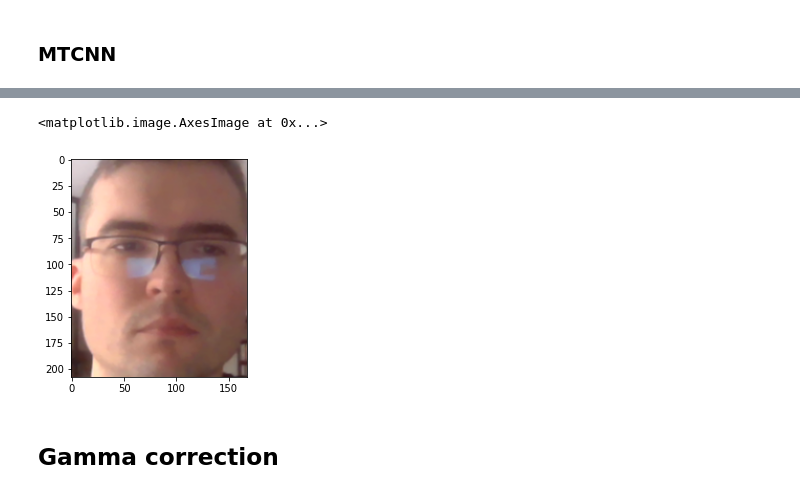
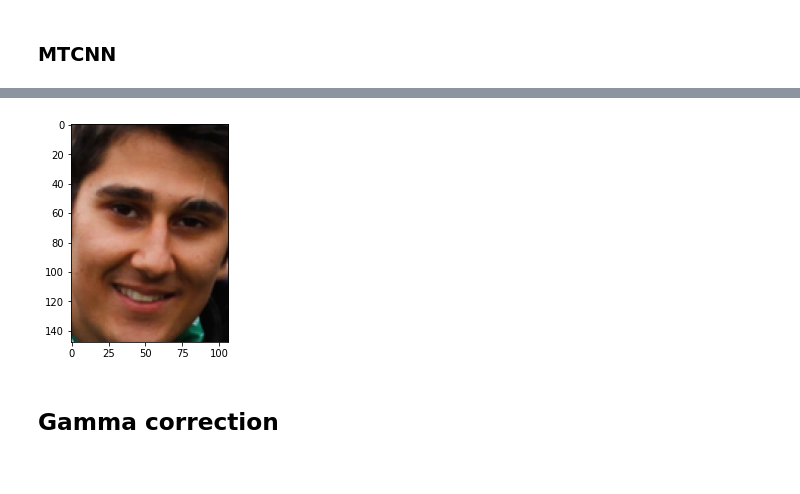
Before and after one commit to Kaastor/road-to-deep-learning, a Jupyter notebook: cnn/face_net/pretrained_face_net_verification.ipynb, the cells around one changed output, grey strips where cells are left out. Drawn from its saved outputs; the diff is of its cells as text; code cells hidden in the pictures.

```diff
--- a/cnn/face_net/pretrained_face_net_verification.ipynb
+++ b/cnn/face_net/pretrained_face_net_verification.ipynb
@@ -397,16 +411,21 @@ def face_net_embeddings(face_photos):
 # %%
-# print(verify(img_to_encoding("./tutorial/images/camera_1.jpg", model), img_to_encoding("./tutorial/images/bertrand.jpg", model))) # OK
+# print(verify(img_to_encoding("/home/przemek/GAT/Zdjęcia-FV/test/photo-test2.png", model), img_to_encoding("/home/przemek/GAT/Zdjęcia-FV/test/photo2.png", model))) # OK
 
-with open('/home/przemek/GAT/Zdjęcia-FV/photo4-base64.txt', 'r') as file:
+with open('/home/przemek/GAT/Zdjęcia-FV/test/photo1.txt', 'r') as file:
     base64_1 = file.read().rstrip()
 
-with open('/home/przemek/GAT/Zdjęcia-FV/photo3-base64.txt', 'r') as file:
+with open('/home/przemek/GAT/Zdjęcia-FV/test/photo-test2.txt', 'r') as file:
     base64_2 = file.read().rstrip()
 
 # Create embeddings
 em = face_net_embeddings([base64_1, base64_2])
 # print(em)
+print(em[0], em[1])
 print(verify(em[0], em[1]))
 
 # Opcja ostatnia: zdekodować base64, zapisać plik i wrzucić w img_to_encoding?
+# dist 0.68205935
+# True
+# dist 0.6579978
+# True
 # %% [output]
@@ -434,7 +468,7 @@ def get_face(img, detector):
 
     return img[y1:y2, x1:x2]
 # %%
-with open('/home/przemek/GAT/Zdjęcia-FV/photo1-lighten2-base64.txt', 'r') as file:
+with open('/home/przemek/GAT/Zdjęcia-FV/triplet-base.txt', 'r') as file:
     img_str = file.read().rstrip()
 
 img_str = remove_prefix(img_str, 'embedded-picture')
@@ -448,5 +482,4 @@ WARNING:tensorflow:5 out of the last 11 calls to <function Model.make_predict_fu
-<matplotlib.image.AxesImage at 0x...>
-[figure, old version]
+[figure, new version]
 # %% [markdown]
 ## Gamma correction
 # %%
```
Also changed, not shown: parts of 5 cells of this notebook, 8 other files.
